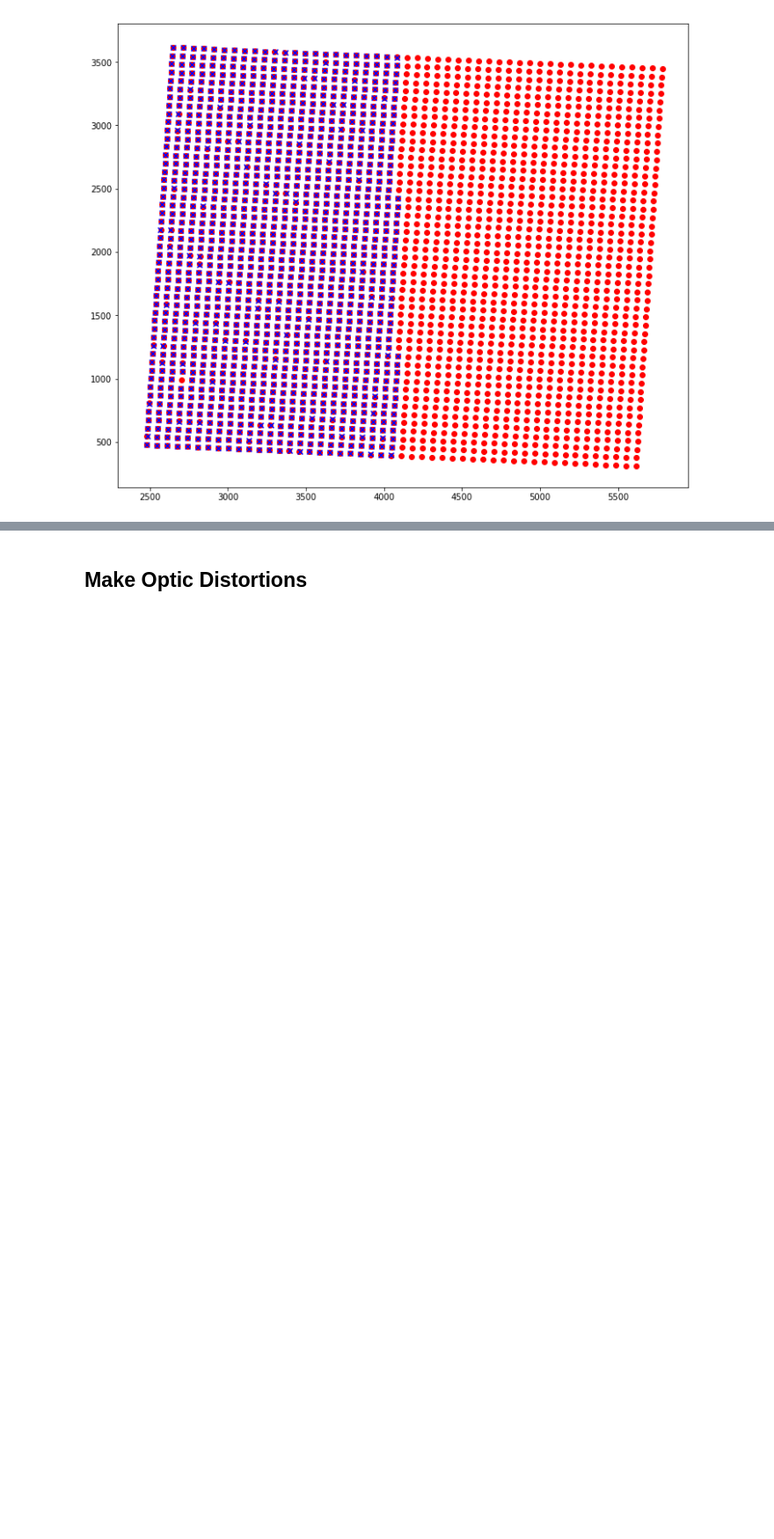
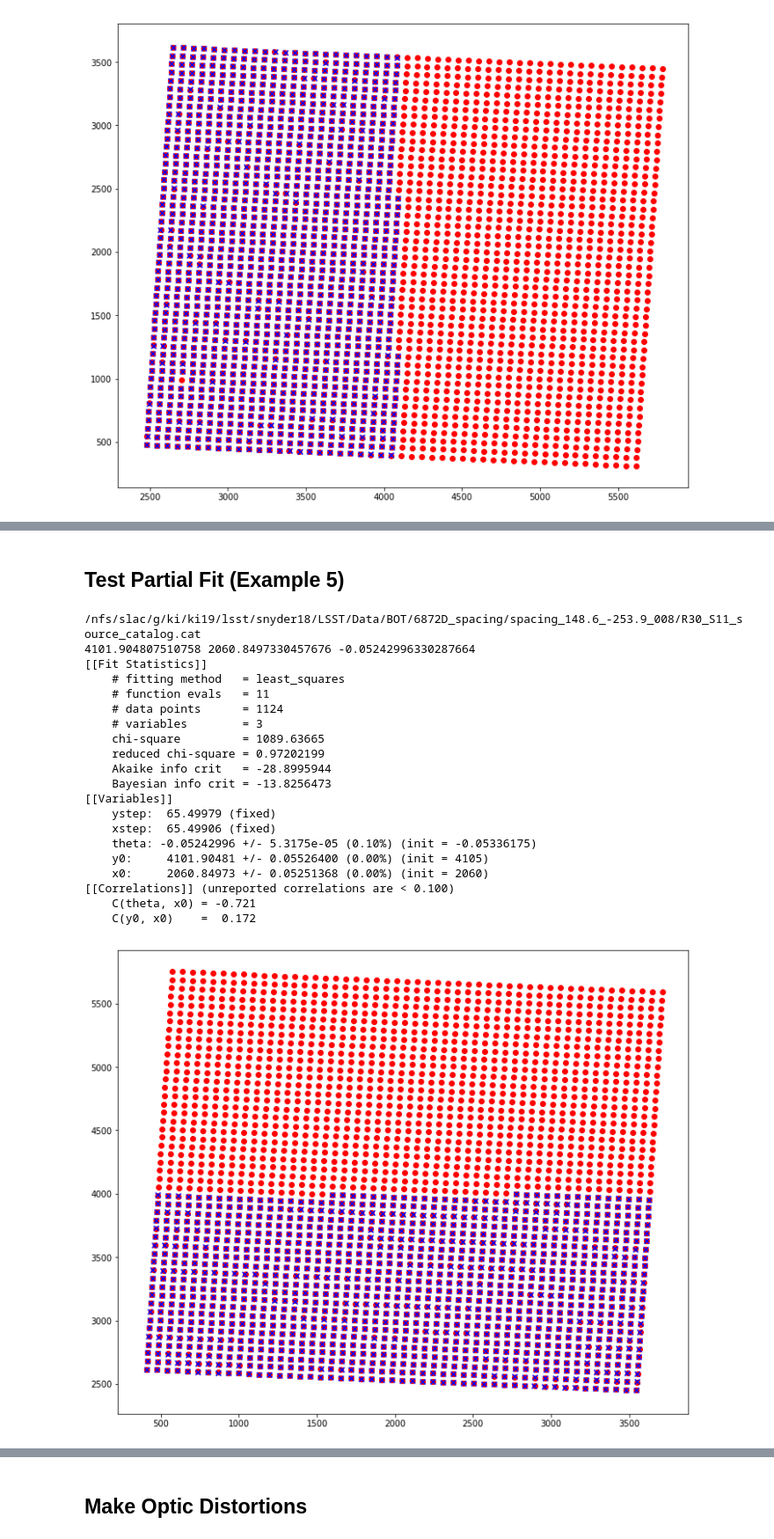
Before and after one commit to Snyder005/mixcoatl, a Jupyter notebook: notebooks/GridSpacingDevel.ipynb, the cells around one changed output, grey strips where cells are left out. Shown at 88% size. Cells and saved outputs as stored; diff of their text form; code cells hidden in the pictures; blank space fills up the shorter version.

Commit message:
Continued tsting of grid spacing fitting.

```diff
--- a/notebooks/GridSpacingDevel.ipynb
+++ b/notebooks/GridSpacingDevel.ipynb
@@ -460,0 +488,62 @@ Optimization terminated successfully.
+# %% [markdown]
+## Test Partial Fit (Example 5)
+# %%
+infiles = glob.glob('/nfs/slac/g/ki/ki19/lsst/snyder18/LSST/Data/BOT/6872D_spacing/spacing_148.6_-253.9_008/*.cat')
+infile0 = infiles[0]
+print(infile0)
+
+y0_guess, x0_guess = (4105, 2060)
+
+src0 = fits.getdata(infile0)
+all_src0Y = src0['base_SdssCentroid_Y']
+all_src0X = src0['base_SdssCentroid_X']
+
+## Curate data here (remove bad shapes, fluxes, etc.)
+mask = (src0['base_SdssShape_XX'] > 4.5)*(src0['base_SdssShape_XX'] <7.) \
+    * (src0['base_SdssShape_YY'] > 4.5)*(src0['base_SdssShape_YY'] <7.) \
+    * (src0['base_SdssCentroid_Y'] < y0_guess+70*25) \
+    * (src0['base_SdssCentroid_Y'] > y0_guess-70*25) \
+    * (src0['base_SdssCentroid_X'] < x0_guess+70*25) \
+    * (src0['base_SdssCentroid_X'] > x0_guess-70*25)
+
+
+src0Y = all_src0Y[mask]
+src0X = all_src0X[mask]
+
+gridfit_task = GridFitTask()
+gridfit_task.config.brute_search = True
+gridfit_task.config.vary_theta = True
+gridfit_task.config.outfile = 'test_gridspacing_distorted_grid.fits'
+
+grid0, result0 = gridfit_task.run(infile0, (y0_guess, x0_guess))
+print(grid0.y0, grid0.x0, grid0.theta)
+g0Y, g0X = grid0.get_source_centroids(distorted=False)
+
+fig, ax = plt.subplots(1, 1, figsize=(12, 10))
+
+ax.scatter(g0X, g0Y, color='red', marker='o')
+ax.scatter(src0X, src0Y, color='blue', marker='x')
+
+print(fit_report(result0))
+# %% [output]
+/nfs/slac/g/ki/ki19/lsst/snyder18/LSST/Data/BOT/6872D_spacing/spacing_148.6_-253.9_008/R30_S11_source_catalog.cat
+4101.904807510758 2060.8497330457676 -0.05242996330287664
+[[Fit Statistics]]
+    # fitting method   = least_squares
+    # function evals   = 11
+    # data points      = 1124
+    # variables        = 3
+    chi-square         = 1089.63665
+    reduced chi-square = 0.97202199
+    Akaike info crit   = -28.8995944
+    Bayesian info crit = -13.8256473
+[[Variables]]
+    ystep:  65.49979 (fixed)
+    xstep:  65.49906 (fixed)
+    theta: -0.05242996 +/- 5.3175e-05 (0.10%) (init = -0.05336175)
+    y0:     4101.90481 +/- 0.05526400 (0.00%) (init = 4105)
+    x0:     2060.84973 +/- 0.05251368 (0.00%) (init = 2060)
+[[Correlations]] (unreported correlations are < 0.100)
+    C(theta, x0) = -0.721
+    C(y0, x0)    =  0.172
+[figure, added]
```
Also changed, not shown: parts of 11 cells of this notebook, 4 other files.
